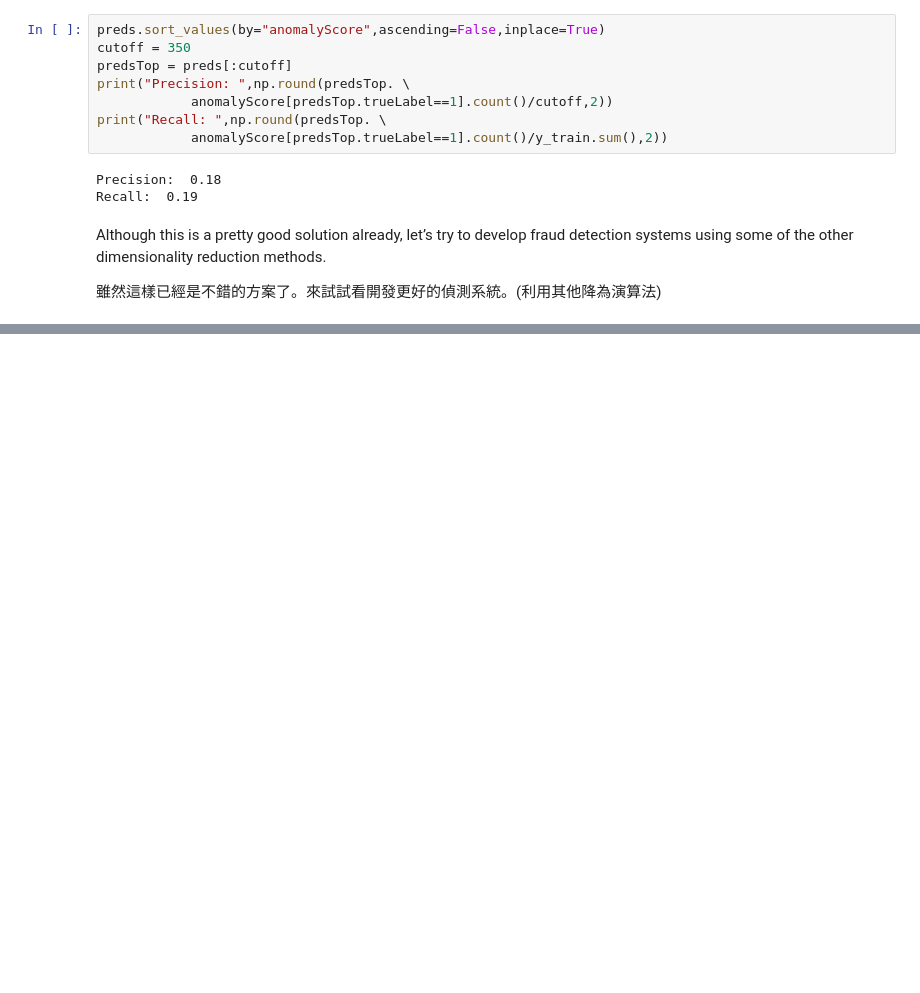
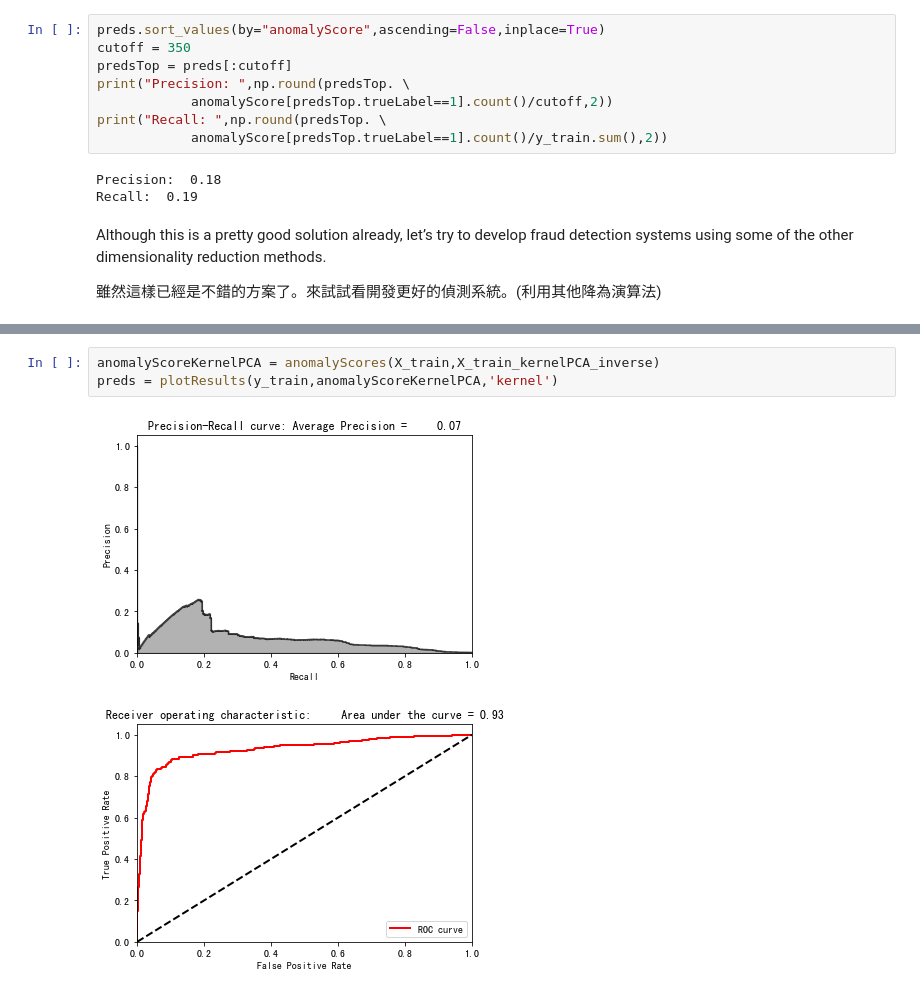
Before and after one commit to agron911/data-analytics, a Jupyter notebook: ML/4_Anomaly_Detection.ipynb, the cells around one changed output, grey strips where cells are left out. Saved outputs shown, nothing was run; the diff lists cells and outputs as text; blank space fills up the shorter version.

```diff
--- a/ML/4_Anomaly_Detection.ipynb
+++ b/ML/4_Anomaly_Detection.ipynb
@@ -392,0 +461,6 @@ preds = plotResults(y_train, anomalyScoresSparsePCA, True)
+# %%
+anomalyScoreKernelPCA = anomalyScores(X_train,X_train_kernelPCA_inverse)
+preds = plotResults(y_train,anomalyScoreKernelPCA,'kernel')
+# %% [output]
+[figure, added]
+[figure, added]
```
Also changed, not shown: parts of 30 cells of this notebook.
